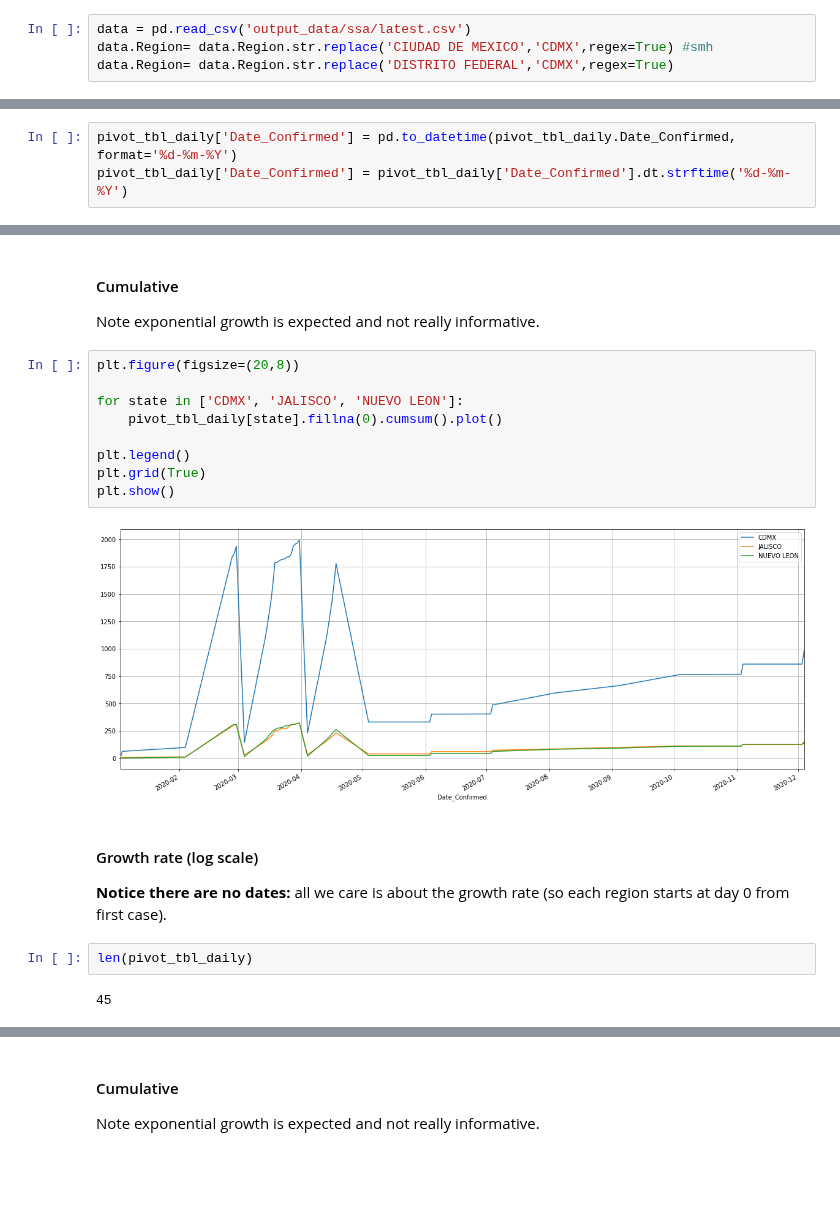
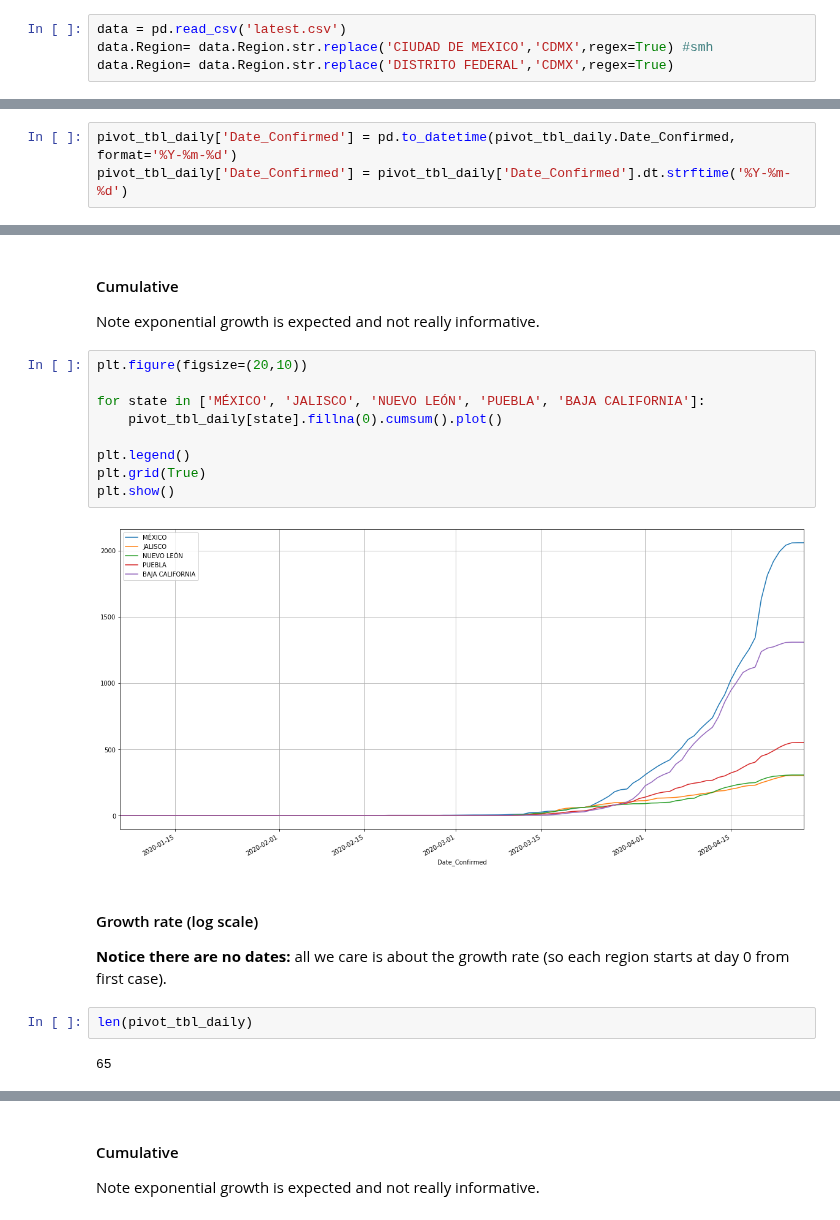
Before and after one commit to marianarf/covid19_mexico_analysis, a Jupyter notebook: mexico_cases_by_date.ipynb, the cells around one changed output, grey strips where cells are left out. Drawn from its saved outputs; the diff is of its cells as text; blank space fills up the shorter version.

Commit message:
Update regional plots

```diff
--- a/mexico_cases_by_date.ipynb
+++ b/mexico_cases_by_date.ipynb
@@ -5,6 +5,6 @@ import pandas as pd
 # %%
 # Read
 # %%
-data = pd.read_csv('output_data/ssa/latest.csv')
+data = pd.read_csv('latest.csv')
 data.Region= data.Region.str.replace('CIUDAD DE MEXICO','CDMX',regex=True) #smh
 data.Region= data.Region.str.replace('DISTRITO FEDERAL','CDMX',regex=True)
@@ -50,8 +62,8 @@ pivot_tbl_cum['Date_Confirmed'] = pivot_tbl_cum['Date_Confirmed'].dt.strftime('%
 # %%
 # Set datetime
 # %%
-pivot_tbl_daily['Date_Confirmed'] = pd.to_datetime(pivot_tbl_daily.Date_Confirmed, format='%d-%m-%Y')
-pivot_tbl_daily['Date_Confirmed'] = pivot_tbl_daily['Date_Confirmed'].dt.strftime('%d-%m-%Y')
+pivot_tbl_daily['Date_Confirmed'] = pd.to_datetime(pivot_tbl_daily.Date_Confirmed, format='%Y-%m-%d')
+pivot_tbl_daily['Date_Confirmed'] = pivot_tbl_daily['Date_Confirmed'].dt.strftime('%Y-%m-%d')
 # %%
 # Set index
 # %%
@@ -69,23 +81,23 @@ import matplotlib.pyplot as plt
 #### Cumulative
 Note exponential growth is expected and not really informative.
 # %%
-plt.figure(figsize=(20,8))
+plt.figure(figsize=(20,10))
 
-for state in ['CDMX', 'JALISCO', 'NUEVO LEON']:
+for state in ['MÉXICO', 'JALISCO', 'NUEVO LEÓN', 'PUEBLA', 'BAJA CALIFORNIA']:
     pivot_tbl_daily[state].fillna(0).cumsum().plot()
 
 plt.legend()
 plt.grid(True)
 plt.show()
 # %% [output]
-[figure, old version]
+[figure, new version]
 # %% [markdown]
 #### Growth rate (log scale)
 **Notice there are no dates:** all we care is about the growth rate (so each region starts at day 0 from first case).
 # %%
 len(pivot_tbl_daily)
 # %% [output]
-45
+65
 # %%
 plt.figure(figsize=(20,8))
 
```
Also changed, not shown: parts of 3 cells of this notebook, 10 other files.
